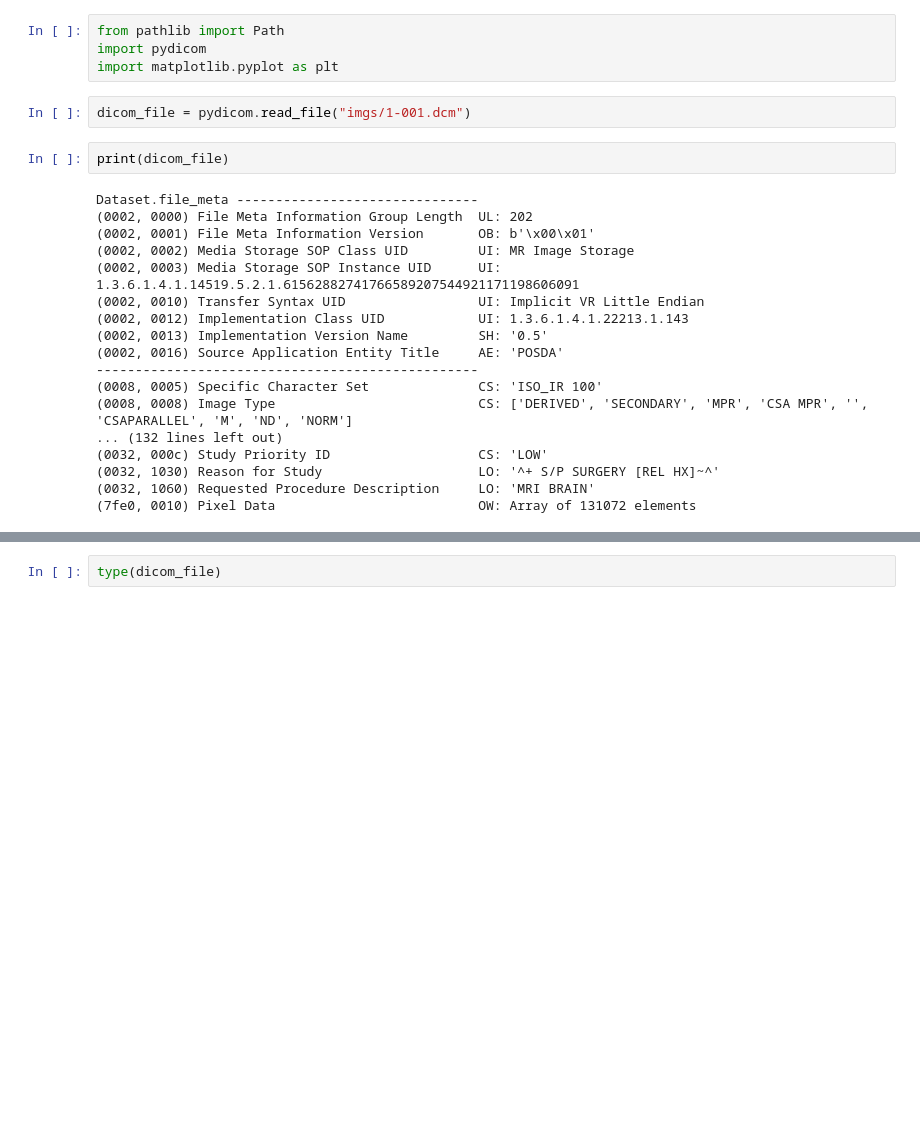
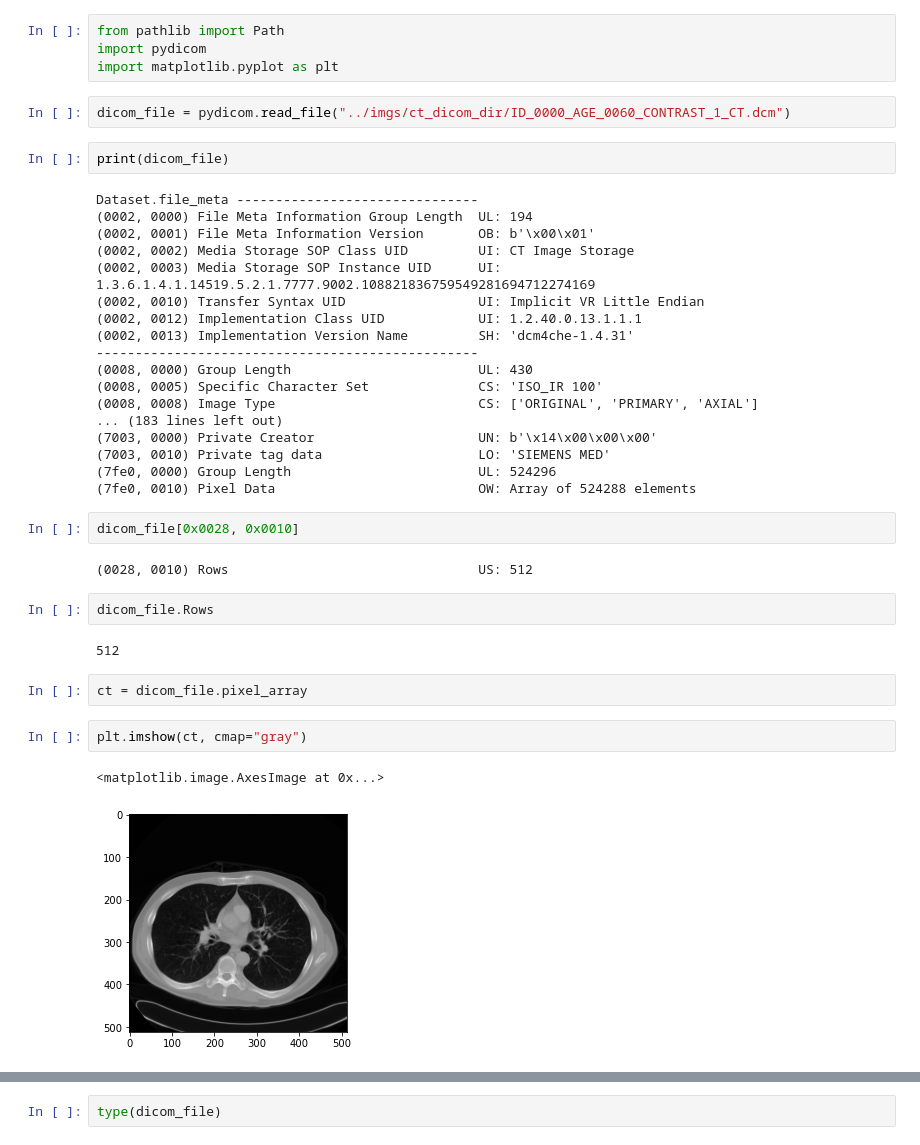
Before and after one commit to Zahed-Golabi/Medical-Imaging, a Jupyter notebook: 01- Introduction/Dicom.ipynb, the cells around one changed output, grey strips where cells are left out. Drawn from its saved outputs; the diff is of its cells as text; blank space fills up the shorter version.

```diff
--- a/01- Introduction/Dicom.ipynb
+++ b/01- Introduction/Dicom.ipynb
@@ -3,24 +3,39 @@ from pathlib import Path
 import pydicom
 import matplotlib.pyplot as plt
 # %%
-dicom_file = pydicom.read_file("imgs/1-001.dcm")
+dicom_file = pydicom.read_file("../imgs/ct_dicom_dir/ID_0000_AGE_0060_CONTRAST_1_CT.dcm")
 # %%
 print(dicom_file)
 # %% [output]
 Dataset.file_meta -------------------------------
-(0002, 0000) File Meta Information Group Length  UL: 202
+(0002, 0000) File Meta Information Group Length  UL: 194
 (0002, 0001) File Meta Information Version       OB: b'\x00\x01'
-(0002, 0002) Media Storage SOP Class UID         UI: MR Image Storage
-(0002, 0003) Media Storage SOP Instance UID      UI: 1.3.6.1.4.1.14519.5.2.1.61562882741766589207544921171198606091
+(0002, 0002) Media Storage SOP Class UID         UI: CT Image Storage
+(0002, 0003) Media Storage SOP Instance UID      UI: 1.3.6.1.4.1.14519.5.2.1.7777.9002.108821836759549281694712274169
 (0002, 0010) Transfer Syntax UID                 UI: Implicit VR Little Endian
-(0002, 0012) Implementation Class UID            UI: 1.3.6.1.4.1.22213.1.143
-(0002, 0013) Implementation Version Name         SH: '0.5'
-(0002, 0016) Source Application Entity Title     AE: 'POSDA'
+(0002, 0012) Implementation Class UID            UI: 1.2.40.0.13.1.1.1
+(0002, 0013) Implementation Version Name         SH: 'dcm4che-1.4.31'
 -------------------------------------------------
+(0008, 0000) Group Length                        UL: 430
 (0008, 0005) Specific Character Set              CS: 'ISO_IR 100'
-(0008, 0008) Image Type                          CS: ['DERIVED', 'SECONDARY', 'MPR', 'CSA MPR', '', 'CSAPARALLEL', 'M', 'ND', 'NORM']
-... (132 lines left out)
-(0032, 000c) Study Priority ID                   CS: 'LOW'
-(0032, 1030) Reason for Study                    LO: '^+ S/P SURGERY [REL HX]~^'
-(0032, 1060) Requested Procedure Description     LO: 'MRI BRAIN'
-(7fe0, 0010) Pixel Data                          OW: Array of 131072 elements
+(0008, 0008) Image Type                          CS: ['ORIGINAL', 'PRIMARY', 'AXIAL']
+... (183 lines left out)
+(7003, 0000) Private Creator                     UN: b'\x14\x00\x00\x00'
+(7003, 0010) Private tag data                    LO: 'SIEMENS MED'
+(7fe0, 0000) Group Length                        UL: 524296
+(7fe0, 0010) Pixel Data                          OW: Array of 524288 elements
+# %%
+dicom_file[0x0028, 0x0010]
+# %% [output]
+(0028, 0010) Rows                                US: 512
+# %%
+dicom_file.Rows
+# %% [output]
+512
+# %%
+ct = dicom_file.pixel_array
+# %%
+plt.imshow(ct, cmap="gray")
+# %% [output]
+<matplotlib.image.AxesImage at 0x...>
+[figure, added]
```
Also changed, not shown: parts of 7 cells of this notebook.
